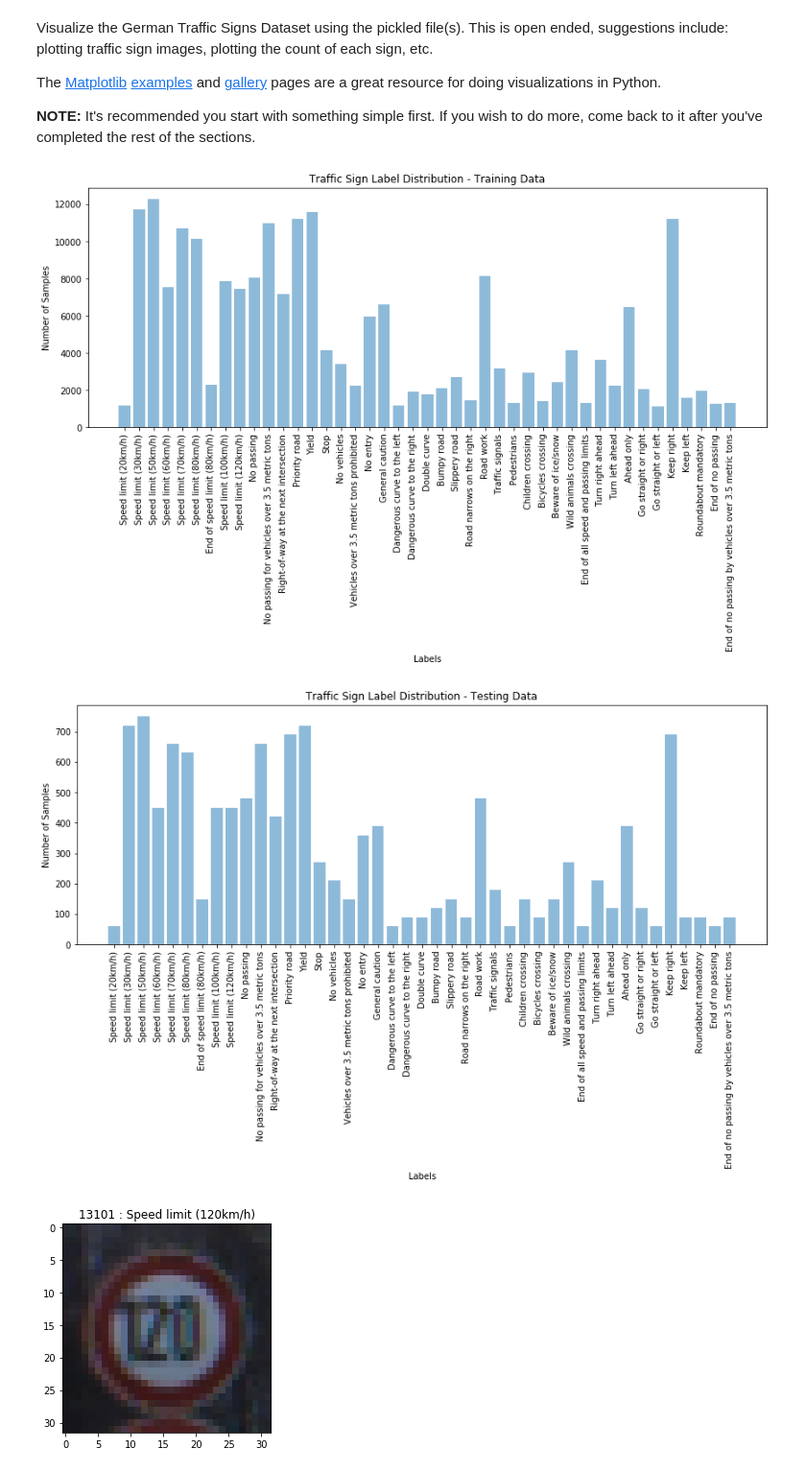
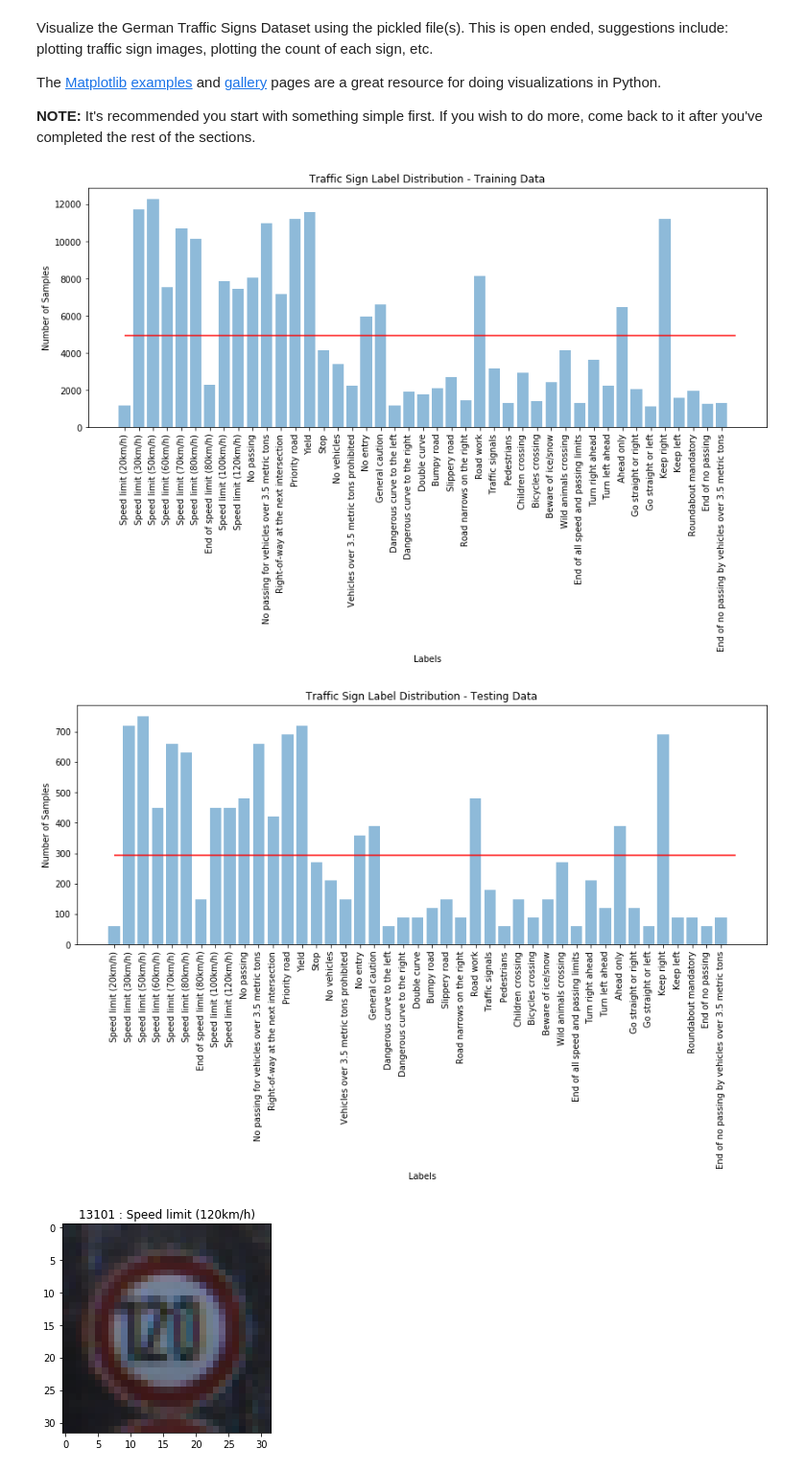
Before and after one commit to lixinso/CarND-Traffic-Sign-Classifier-Project, a Jupyter notebook: Traffic_Sign_Classifier.ipynb, the cells around one changed output. Shown at 96% size. Cells and saved outputs as stored; diff of their text form; code cells hidden in the pictures.

```diff
--- a/Traffic_Sign_Classifier.ipynb
+++ b/Traffic_Sign_Classifier.ipynb
@@ -274,33 +277,35 @@ The [Matplotlib](http://matplotlib.org/) [examples](http://matplotlib.org/exampl
 # %%
 signnames = pd.read_csv('signnames.csv')
 
 def plot_label_distribution(y_tvt, title):
 
     class_arr= []
     samples_arr=[]
 
     for class_n in range(n_classes):
         class_indices = np.where(y_tvt == class_n)
         n_samples = len(class_indices[0])
         class_arr.append(class_n)
         samples_arr.append(n_samples)
 
     fig = plt.figure(figsize = (12, 8))
     ax = plt.subplot(111)
     plt.bar( class_arr, samples_arr,align='center', alpha=0.5)
     ax.set_xticks(np.arange(n_classes))
     ax.set_xticklabels(signnames.SignName.values, rotation = 'vertical')
     plt.ylabel('Number of Samples')
     plt.xlabel('Labels')
     plt.tight_layout()
     plt.title("Traffic Sign Label Distribution - " + title + " Data")
+    avg_count = np.mean(samples_arr)
+    plt.hlines(avg_count, 0, n_classes, colors='r', linestyles='solid')
     plt.show()
 
 plot_label_distribution(y_train, "Training")
 plot_label_distribution(y_test, "Testing")
 # %% [output]
-[figure, old version]
+[figure, new version]
-[figure, old version]
+[figure, new version]
 # %%
 ### Data exploration visualization goes here.
 ### Feel free to use as many code cells as needed.
```
Also changed, not shown: parts of 1 cell of this notebook.
